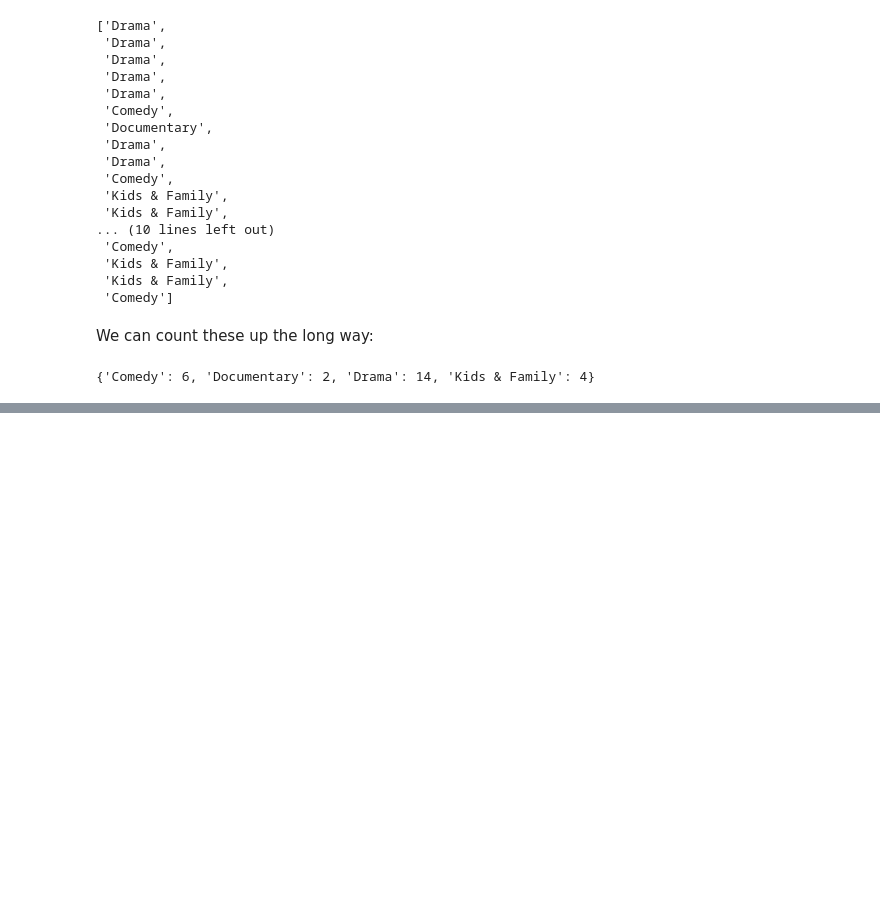
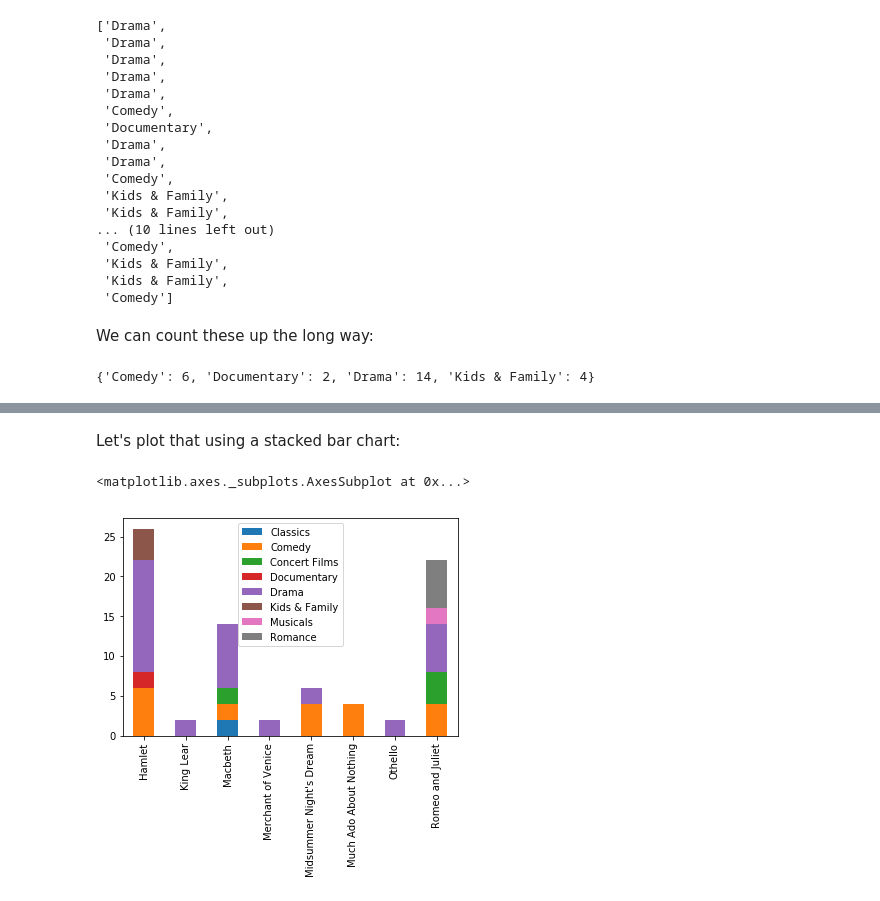
Before and after one commit to szweibel/DHSI-API-workshop, a Jupyter notebook: sections/visualization2.ipynb, the cells around one changed output, grey strips where cells are left out. Saved outputs shown, nothing was run; the diff lists cells and outputs as text; code cells hidden in the pictures; blank space fills up the shorter version.

```diff
--- a/sections/visualization2.ipynb
+++ b/sections/visualization2.ipynb
@@ -216,0 +229,10 @@ Counter({'Comedy': 6, 'Documentary': 2, 'Drama': 14, 'Kids & Family': 4})
+# %%
+shakesMovieGenreCounts = {play: pandas.Series(genres).value_counts()
+                          for play, genres in shakesMovieGenres.items()}
+# %% [markdown]
+Let's plot that using a stacked bar chart:
+# %%
+pandas.DataFrame(shakesMovieGenreCounts).T.plot(kind='bar', stacked=True)
+# %% [output]
+<matplotlib.axes._subplots.AxesSubplot at 0x...>
+[figure, added]
```
Also changed, not shown: parts of 7 cells of this notebook.
